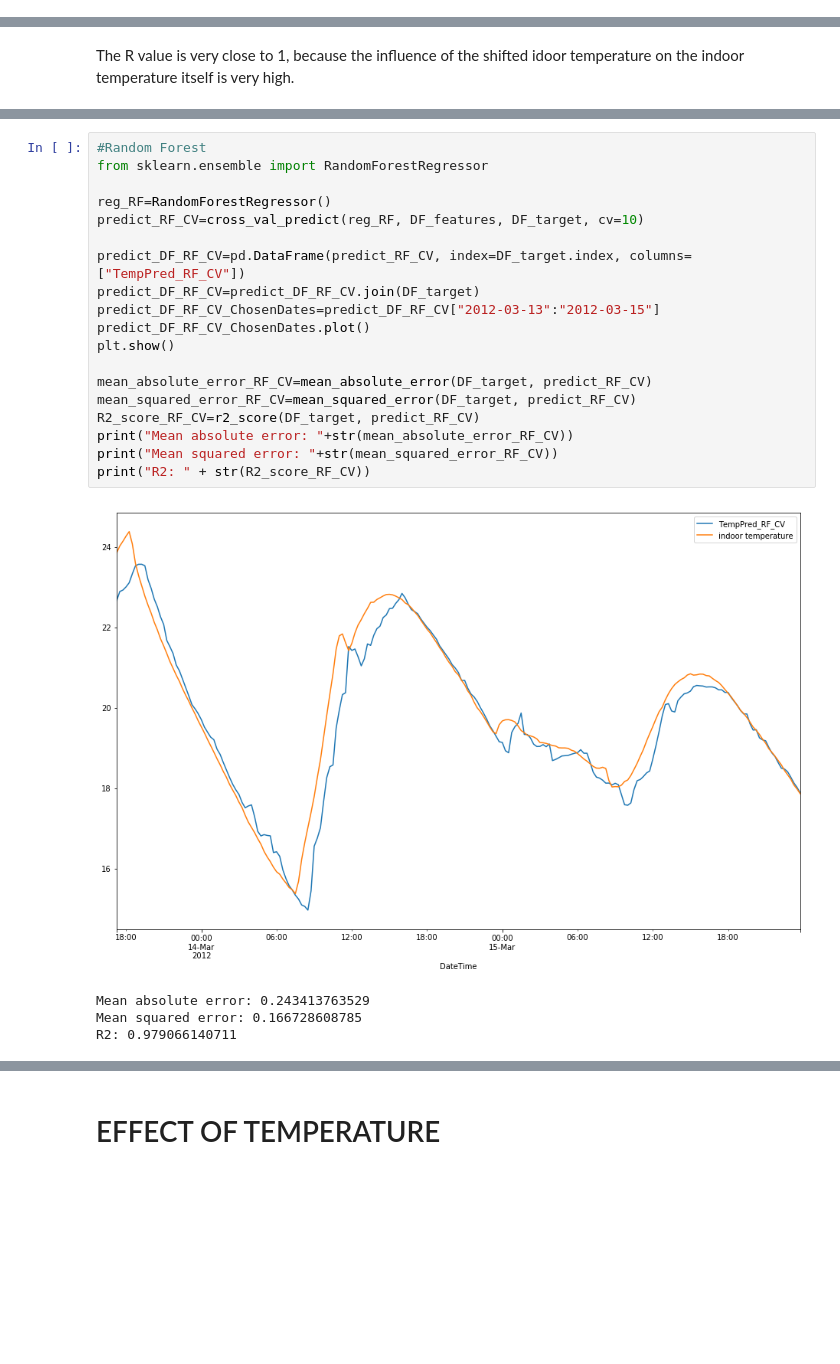
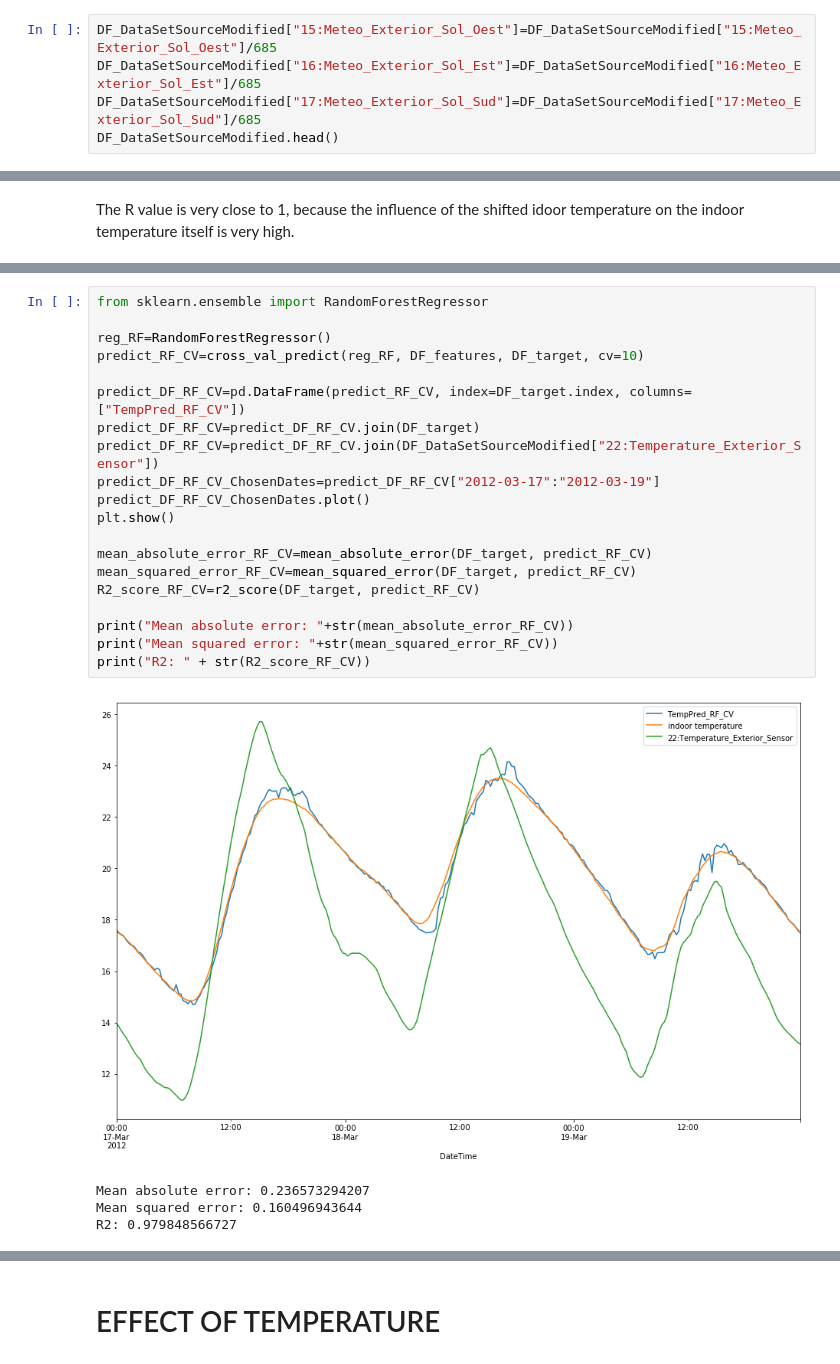
Before and after one commit to bnajafi/Data-driven_Building_Simulation_Projects, a Jupyter notebook: Zero Energy Building--Lanzani-Pilotti-Zannini/Jupyter Notebook/Jupyter Report.ipynb, the cells around one changed output, grey strips where cells are left out. Saved outputs shown, nothing was run; the diff lists cells and outputs as text; blank space fills up the shorter version.

```diff
--- a/Zero Energy Building--Lanzani-Pilotti-Zannini/Jupyter Notebook/Jupyter Report.ipynb
+++ b/Zero Energy Building--Lanzani-Pilotti-Zannini/Jupyter Notebook/Jupyter Report.ipynb
@@ -206,3 +206,8 @@ See the caveats in the documentation: http://pandas.pydata.org/pandas-docs/stabl
   from ipykernel import kernelapp as app
 # %% [markdown]
 I'm cleaning the data frame to delete any negative value of irradiance
+# %%
+DF_DataSetSourceModified["15:Meteo_Exterior_Sol_Oest"]=DF_DataSetSourceModified["15:Meteo_Exterior_Sol_Oest"]/685
+DF_DataSetSourceModified["16:Meteo_Exterior_Sol_Est"]=DF_DataSetSourceModified["16:Meteo_Exterior_Sol_Est"]/685
+DF_DataSetSourceModified["17:Meteo_Exterior_Sol_Sud"]=DF_DataSetSourceModified["17:Meteo_Exterior_Sol_Sud"]/685
+DF_DataSetSourceModified.head()
@@ -368,26 +389,27 @@ Mean absolute error: 0.11507804601
 Mean squared error: 0.0340603668295
 R2: 0.995723499814
 # %%
-#Random Forest
 from sklearn.ensemble import RandomForestRegressor
 
 reg_RF=RandomForestRegressor()
 predict_RF_CV=cross_val_predict(reg_RF, DF_features, DF_target, cv=10)
 
 predict_DF_RF_CV=pd.DataFrame(predict_RF_CV, index=DF_target.index, columns=["TempPred_RF_CV"])
 predict_DF_RF_CV=predict_DF_RF_CV.join(DF_target)
-predict_DF_RF_CV_ChosenDates=predict_DF_RF_CV["2012-03-13":"2012-03-15"]
+predict_DF_RF_CV=predict_DF_RF_CV.join(DF_DataSetSourceModified["22:Temperature_Exterior_Sensor"])
+predict_DF_RF_CV_ChosenDates=predict_DF_RF_CV["2012-03-17":"2012-03-19"]
 predict_DF_RF_CV_ChosenDates.plot()
 plt.show()
 
 mean_absolute_error_RF_CV=mean_absolute_error(DF_target, predict_RF_CV)
 mean_squared_error_RF_CV=mean_squared_error(DF_target, predict_RF_CV)
 R2_score_RF_CV=r2_score(DF_target, predict_RF_CV)
+
 print("Mean absolute error: "+str(mean_absolute_error_RF_CV))
 print("Mean squared error: "+str(mean_squared_error_RF_CV))
 print("R2: " + str(R2_score_RF_CV))
 # %% [output]
-[figure, old version]
+[figure, new version]
-Mean absolute error: 0.243413763529
-Mean squared error: 0.166728608785
-R2: 0.979066140711
+Mean absolute error: 0.236573294207
+Mean squared error: 0.160496943644
+R2: 0.979848566727
```
Also changed, not shown: parts of 18 cells of this notebook, 1 other file.
